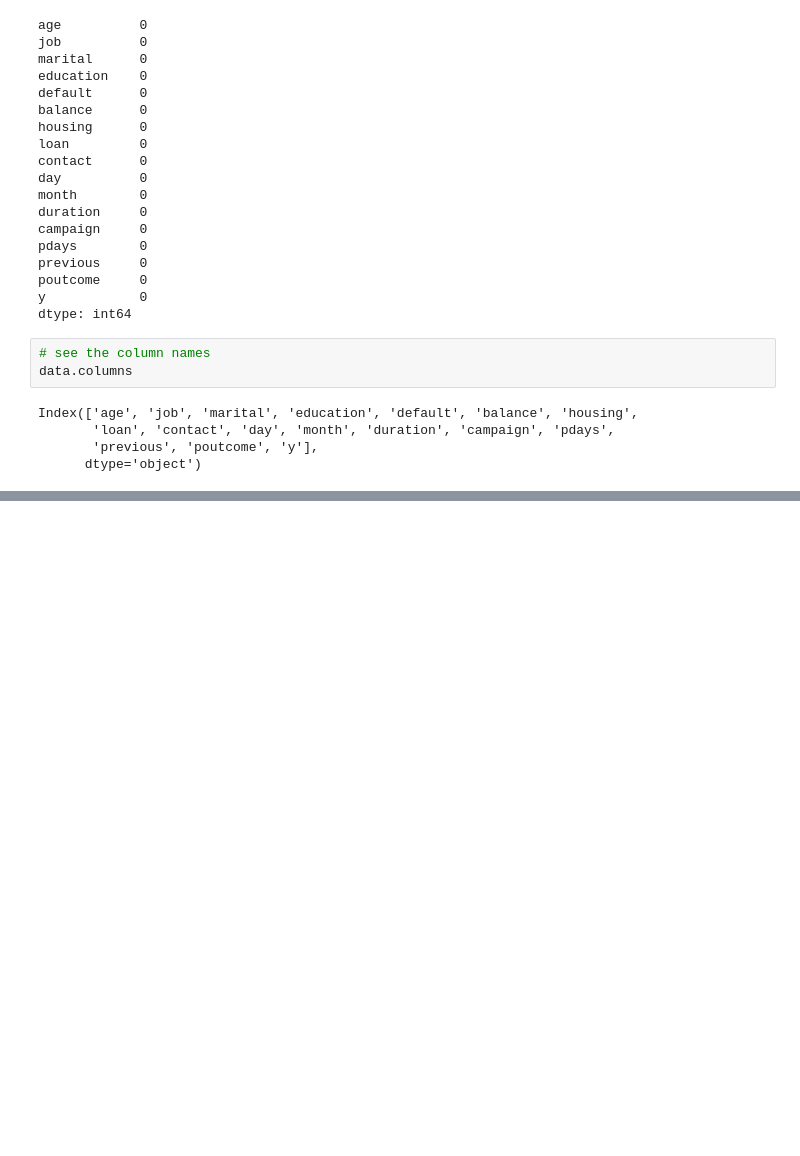
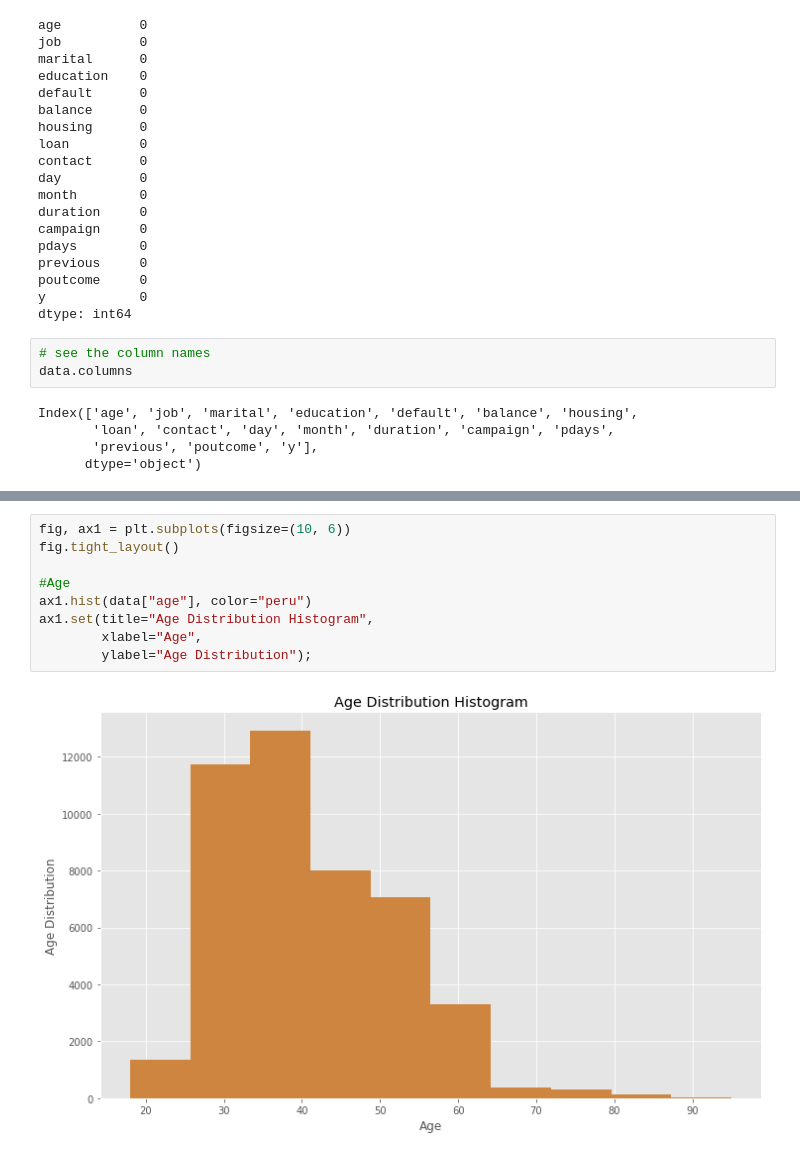
Before and after one commit to Coyote-Schmoyote/marketing-analysis-project, a Jupyter notebook: marketing_analysis_project.ipynb, the cells around one changed output, grey strips where cells are left out. Cells and saved outputs as stored; diff of their text form; blank space fills up the shorter version.

```diff
--- a/marketing_analysis_project.ipynb
+++ b/marketing_analysis_project.ipynb
@@ -179,0 +217,11 @@ Index(['age', 'job', 'marital', 'education', 'default', 'balance', 'housing',
+# %%
+fig, ax1 = plt.subplots(figsize=(10, 6))
+fig.tight_layout()
+
+#Age
+ax1.hist(data["age"], color="peru")
+ax1.set(title="Age Distribution Histogram",
+        xlabel="Age",
+        ylabel="Age Distribution");
+# %% [output]
+[figure, added]
```
Also changed, not shown: parts of 9 cells of this notebook.
